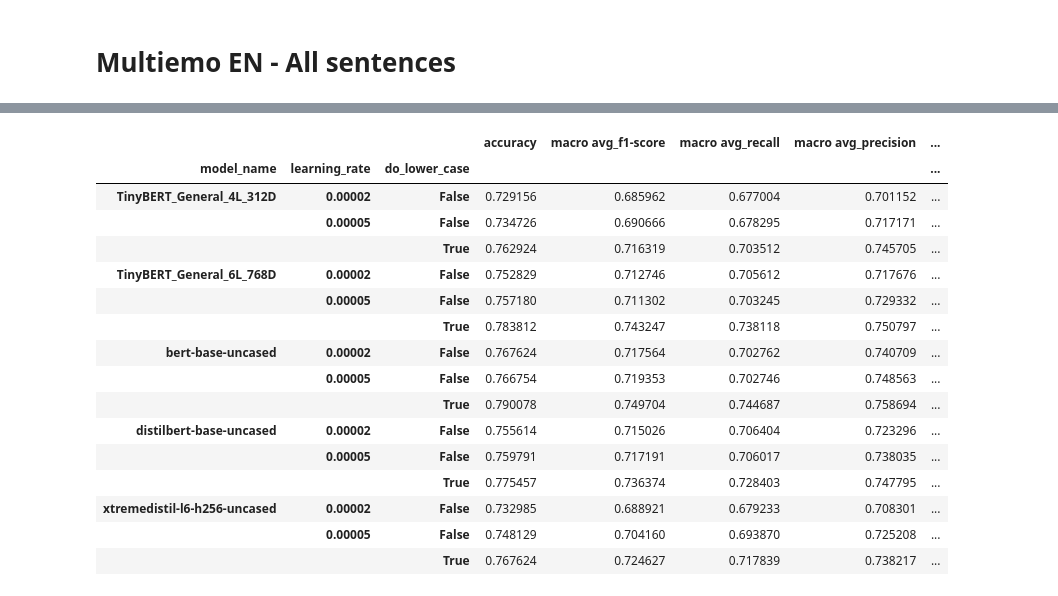
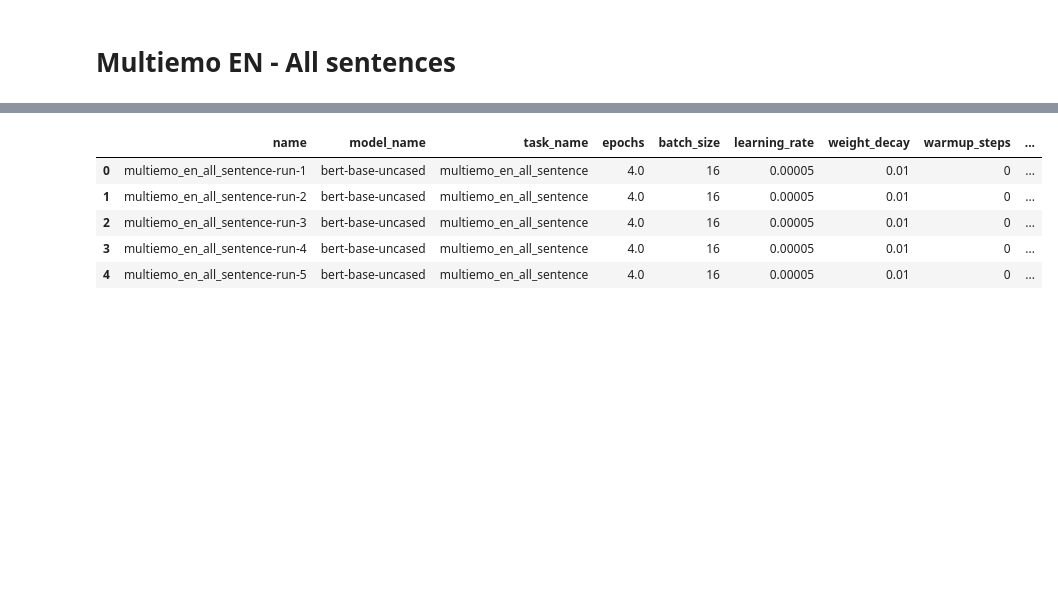
Before and after one commit to wojtek11530/DistilledVsNondistilled, a Jupyter notebook: notebooks/results_analysis_v2.ipynb, the cells around one changed output, grey strips where cells are left out. Cells and saved outputs as stored; diff of their text form; code cells hidden in the pictures; blank space fills up the shorter version.

```diff
--- a/notebooks/results_analysis_v2.ipynb
+++ b/notebooks/results_analysis_v2.ipynb
@@ -280,22 +231,0 @@ df[df['do_lower_case'] == True]
-# %%
-cols_to_display2 = ['model_name', 'learning_rate', 'do_lower_case', 'accuracy', 'macro avg_f1-score', 'macro avg_recall',
-                   'macro avg_precision', 'training_time', 'eval_time']
-df[cols_to_display2].groupby(['model_name', 'learning_rate', 'do_lower_case']).min()
-# %% [output]
-|  |  |  | accuracy | macro avg_f1-score | macro avg_recall | macro avg_precision | ... |
-| model_name | learning_rate | do_lower_case |  |  |  |  | ... |
-| TinyBERT_General_4L_312D | 0.00002 | False | 0.729156 | 0.685962 | 0.677004 | 0.701152 | ... |
-|  | 0.00005 | False | 0.734726 | 0.690666 | 0.678295 | 0.717171 | ... |
-|  |  | True | 0.762924 | 0.716319 | 0.703512 | 0.745705 | ... |
-| TinyBERT_General_6L_768D | 0.00002 | False | 0.752829 | 0.712746 | 0.705612 | 0.717676 | ... |
-|  | 0.00005 | False | 0.757180 | 0.711302 | 0.703245 | 0.729332 | ... |
-|  |  | True | 0.783812 | 0.743247 | 0.738118 | 0.750797 | ... |
-| bert-base-uncased | 0.00002 | False | 0.767624 | 0.717564 | 0.702762 | 0.740709 | ... |
-|  | 0.00005 | False | 0.766754 | 0.719353 | 0.702746 | 0.748563 | ... |
-|  |  | True | 0.790078 | 0.749704 | 0.744687 | 0.758694 | ... |
-| distilbert-base-uncased | 0.00002 | False | 0.755614 | 0.715026 | 0.706404 | 0.723296 | ... |
-|  | 0.00005 | False | 0.759791 | 0.717191 | 0.706017 | 0.738035 | ... |
-|  |  | True | 0.775457 | 0.736374 | 0.728403 | 0.747795 | ... |
-| xtremedistil-l6-h256-uncased | 0.00002 | False | 0.732985 | 0.688921 | 0.679233 | 0.708301 | ... |
-|  | 0.00005 | False | 0.748129 | 0.704160 | 0.693870 | 0.725208 | ... |
-|  |  | True | 0.767624 | 0.724627 | 0.717839 | 0.738217 | ... |
@@ -301,0 +241,11 @@ df[cols_to_display2].groupby(['model_name', 'learning_rate', 'do_lower_case']).m
+# %%
+df = pd.concat([df_base, df_theseus], ignore_index=True)
+with pd.option_context('display.max_columns', None):
+    display(df.head(5))
+# %% [output]
+|  | name | model_name | task_name | epochs | batch_size | learning_rate | weight_decay | warmup_steps | ... |
+| 0 | multiemo_en_all_sentence-run-1 | bert-base-uncased | multiemo_en_all_sentence | 4.0 | 16 | 0.00005 | 0.01 | 0 | ... |
+| 1 | multiemo_en_all_sentence-run-2 | bert-base-uncased | multiemo_en_all_sentence | 4.0 | 16 | 0.00005 | 0.01 | 0 | ... |
+| 2 | multiemo_en_all_sentence-run-3 | bert-base-uncased | multiemo_en_all_sentence | 4.0 | 16 | 0.00005 | 0.01 | 0 | ... |
+| 3 | multiemo_en_all_sentence-run-4 | bert-base-uncased | multiemo_en_all_sentence | 4.0 | 16 | 0.00005 | 0.01 | 0 | ... |
+| 4 | multiemo_en_all_sentence-run-5 | bert-base-uncased | multiemo_en_all_sentence | 4.0 | 16 | 0.00005 | 0.01 | 0 | ... |
```
Also changed, not shown: parts of 10 cells of this notebook, 13 other files.
